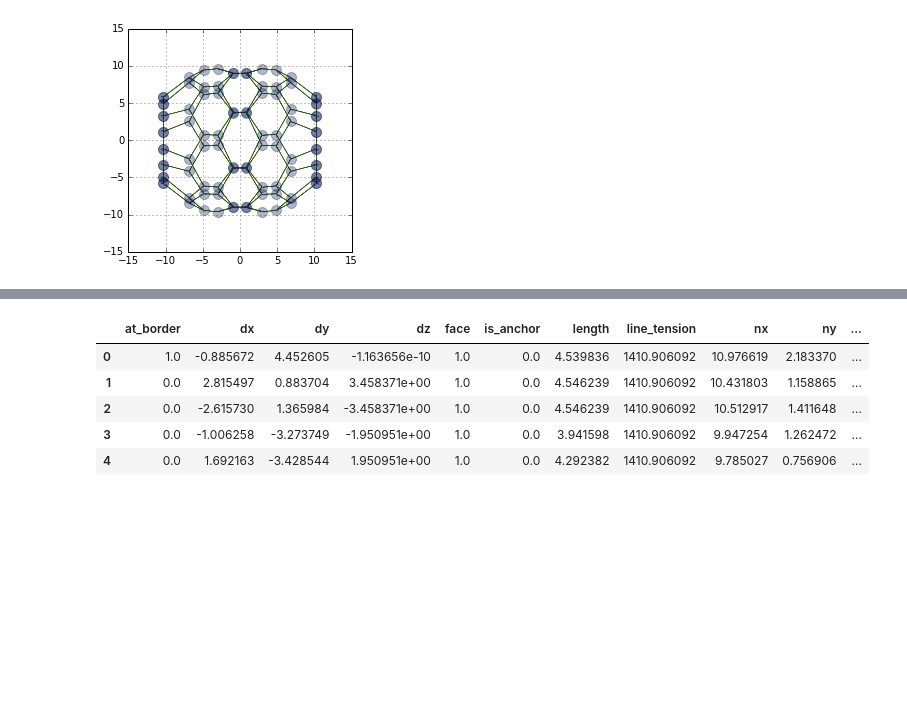
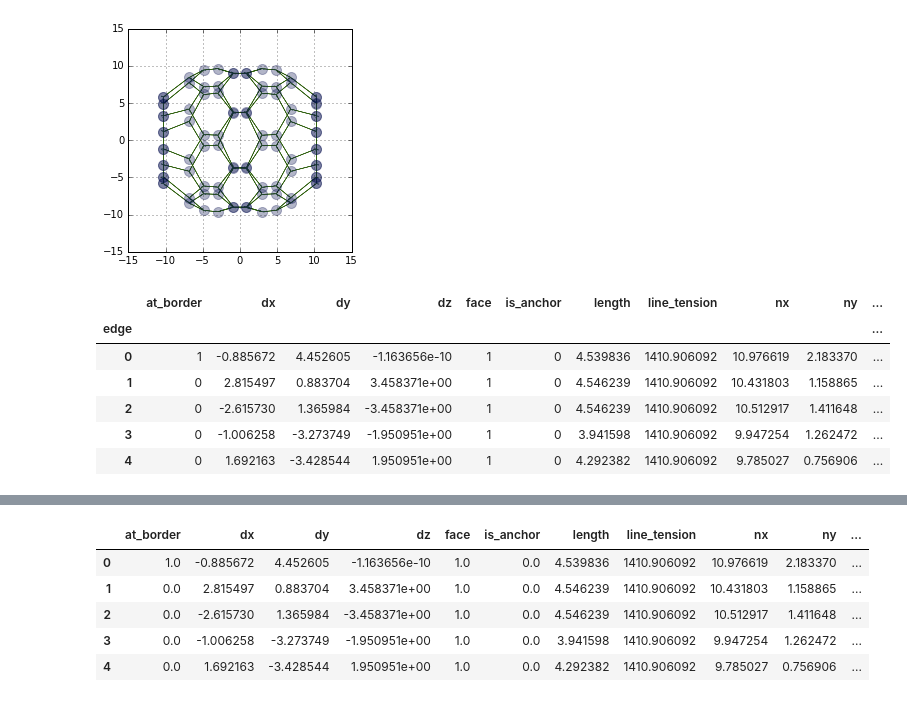
Before and after one commit to DamCB/tyssue, a Jupyter notebook: doc/notebooks/Cell_Division.ipynb, the cells around one changed output, grey strips where cells are left out. Cells and saved outputs as stored; diff of their text form; code cells hidden in the pictures; blank space fills up the shorter version.

Commit message:
fixes bug in cell_division removing edge_df index

```diff
--- a/doc/notebooks/Cell_Division.ipynb
+++ b/doc/notebooks/Cell_Division.ipynb
@@ -77,3 +79,13 @@ fig, ax = sheet_view(sheet, ['z', 'x'])
+# %%
+sheet.edge_df.head()
+# %% [output]
+|  | at_border | dx | dy | dz | face | is_anchor | length | line_tension | nx | ny | ... |
+| edge |  |  |  |  |  |  |  |  |  |  | ... |
+| 0 | 1 | -0.885672 | 4.452605 | -1.163656e-10 | 1 | 0 | 4.539836 | 1410.906092 | 10.976619 | 2.183370 | ... |
+| 1 | 0 | 2.815497 | 0.883704 | 3.458371e+00 | 1 | 0 | 4.546239 | 1410.906092 | 10.431803 | 1.158865 | ... |
+| 2 | 0 | -2.615730 | 1.365984 | -3.458371e+00 | 1 | 0 | 4.546239 | 1410.906092 | 10.512917 | 1.411648 | ... |
+| 3 | 0 | -1.006258 | -3.273749 | -1.950951e+00 | 1 | 0 | 3.941598 | 1410.906092 | 9.947254 | 1.262472 | ... |
+| 4 | 0 | 1.692163 | -3.428544 | 1.950951e+00 | 1 | 0 | 4.292382 | 1410.906092 | 9.785027 | 0.756906 | ... |
 # %%
 ngen = 3
 anchors = sheet.edge_df[sheet.edge_df.is_anchor == 1].index
```
Also changed, not shown: parts of 2 cells of this notebook, 3 other files.
